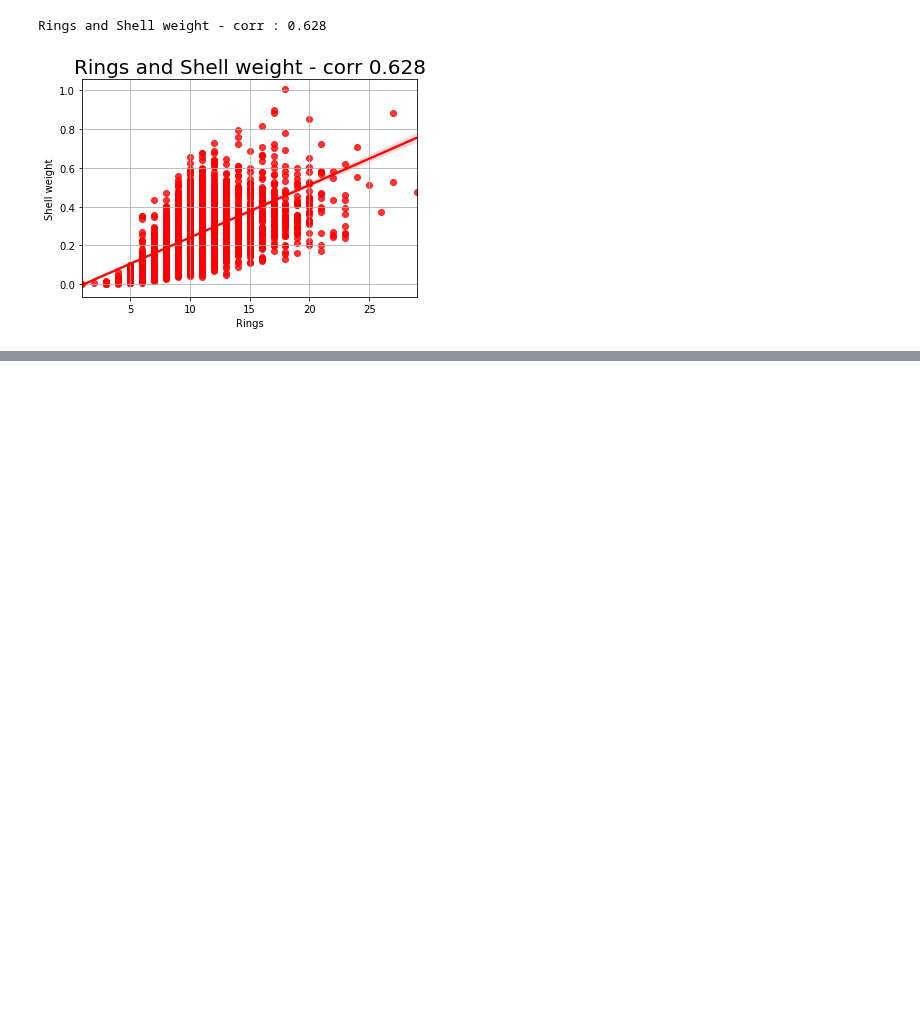
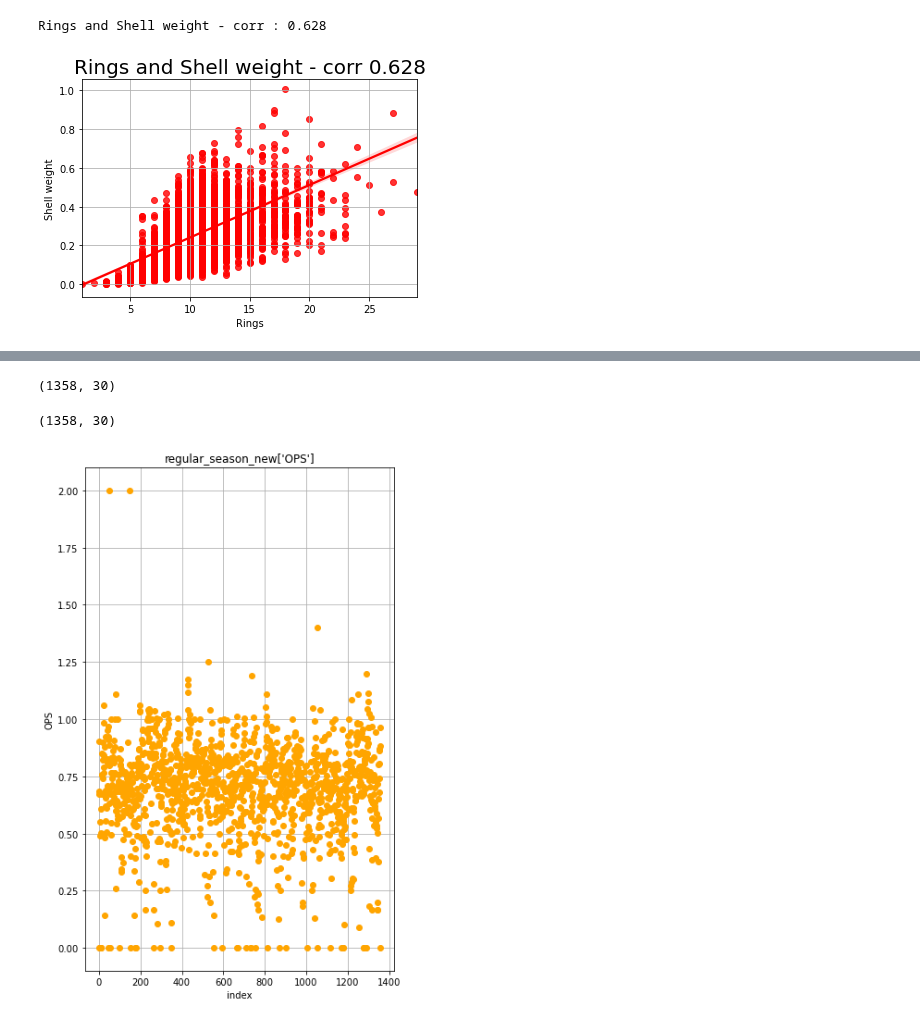
Before and after one commit to updaun/PythonBasic, a Jupyter notebook: GJ_AI/1. DeepLearning/kbo.ipynb, the cells around one changed output, grey strips where cells are left out. Drawn from its saved outputs; the diff is of its cells as text; code cells hidden in the pictures; blank space fills up the shorter version.

```diff
--- a/GJ_AI/1. DeepLearning/kbo.ipynb
+++ b/GJ_AI/1. DeepLearning/kbo.ipynb
@@ -193,0 +257,3 @@ Rings and Shell weight - corr : 0.628
+# %%
+preseason_df['new_idx'] = preseason_df['batter_name'] + preseason_df['year'].apply(str)
+preseason_df.info()
@@ -193,0 +278,2 @@ Rings and Shell weight - corr : 0.628
+# %%
+intersection_idx = list(set(regular_season_df['new_idx']).intersection(preseason_df['new_idx']))
@@ -193,0 +300,3 @@ Rings and Shell weight - corr : 0.628
+# %%
+regular_season_new = regular_season_df.loc[regular_season_df['new_idx'].\
+                     apply(lambda x : x in intersection_idx)]
@@ -193,0 +321,3 @@ Rings and Shell weight - corr : 0.628
+# %%
+regular_season_new = regular_season_new.sort_values(by='new_idx').reset_index(drop = True)
+regular_season_new
@@ -193,0 +338,8 @@ Rings and Shell weight - corr : 0.628
+# %%
+regular_season_new.shape
+# %% [output]
+(1358, 30)
+# %%
+preseason_new.shape
+# %% [output]
+(1358, 30)
@@ -193,0 +348,10 @@ Rings and Shell weight - corr : 0.628
+# %%
+plt.figure(figsize = (6,10))
+plt.plot(regular_season_new['OPS'], 'o', color ='orange')
+plt.title("regular_season_new['OPS']")
+plt.xlabel('index')
+plt.ylabel('OPS')
+plt.grid()
+plt.show()
+# %% [output]
+[figure, added]
```
Also changed, not shown: parts of 38 cells of this notebook.
